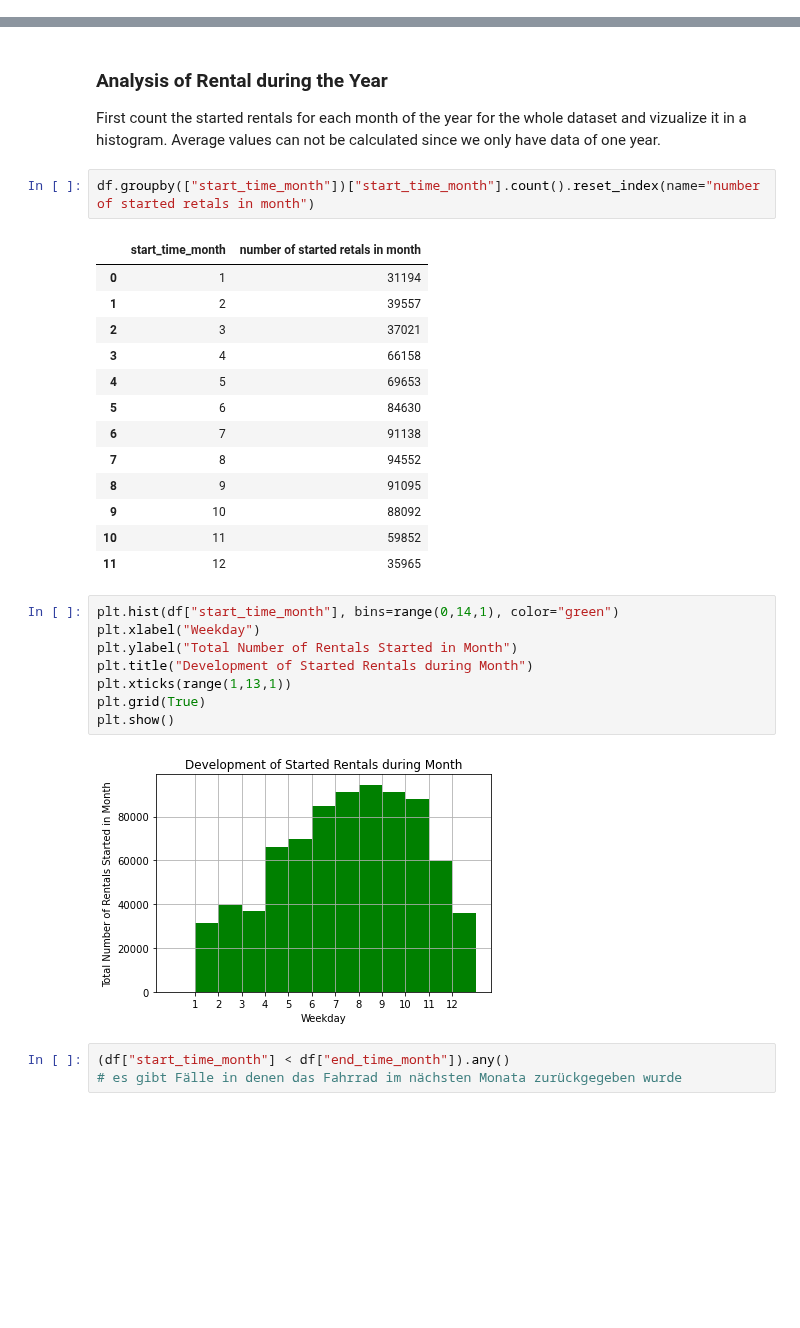
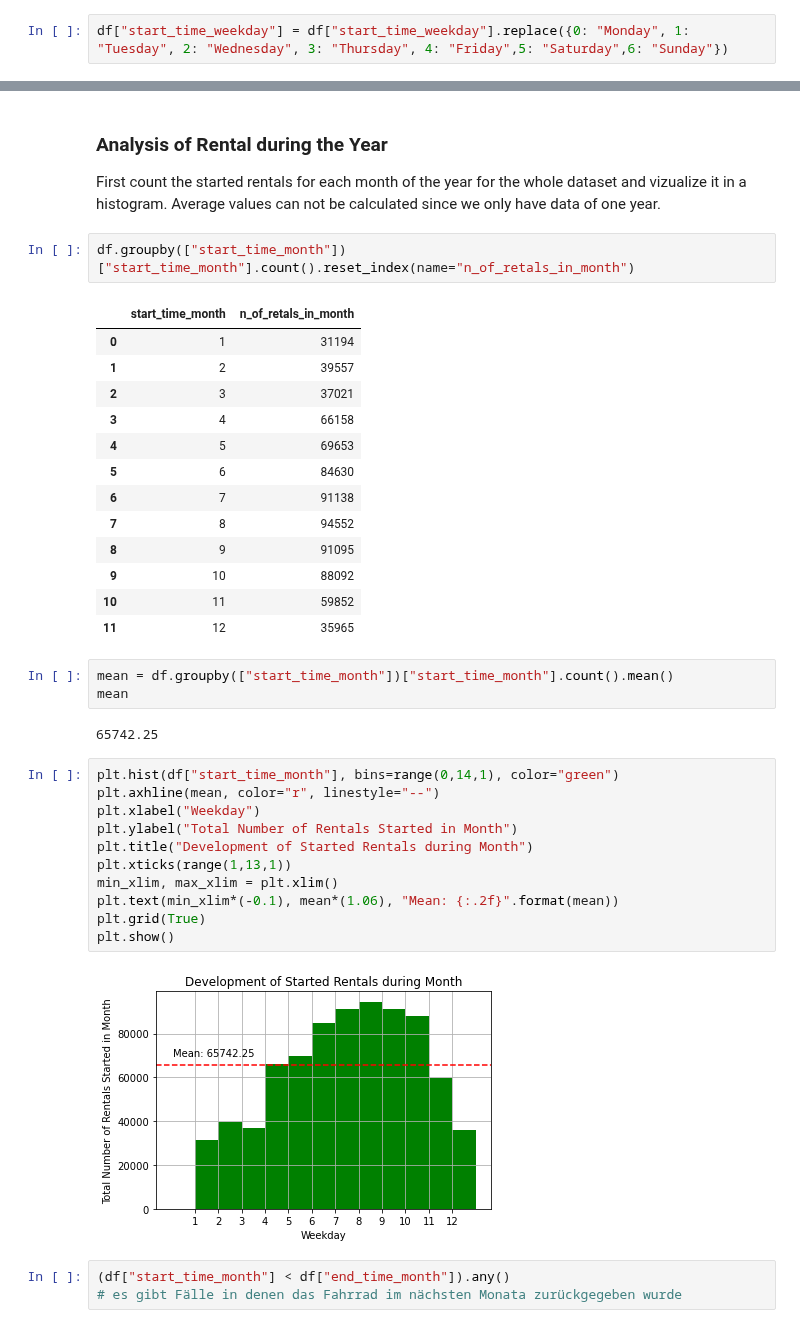
Before and after one commit to yassinehammou27/intentionally_blank, a Jupyter notebook: Results.ipynb, the cells around one changed output, grey strips where cells are left out. Cells and saved outputs as stored; diff of their text form; blank space fills up the shorter version.

```diff
--- a/Results.ipynb
+++ b/Results.ipynb
@@ -171,3 +175,5 @@ df.groupby(["start_time_weekday"])["start_time_weekday"].count().reset_index(nam
 | 4 | 4 | 118701 |
 | 5 | 5 | 92786 |
 | 6 | 6 | 91016 |
+# %%
+df["start_time_weekday"] = df["start_time_weekday"].replace({0: "Monday", 1: "Tuesday", 2: "Wednesday", 3: "Thursday", 4: "Friday",5: "Saturday",6: "Sunday"})
@@ -223,9 +245,9 @@ plt.show()
 First count the started rentals for each month of the year for the whole dataset and vizualize it in a histogram.
 Average values can not be calculated since we only have data of one year.
 # %%
-df.groupby(["start_time_month"])["start_time_month"].count().reset_index(name="number of started retals in month")
+df.groupby(["start_time_month"])["start_time_month"].count().reset_index(name="n_of_retals_in_month")
 # %% [output]
-|  | start_time_month | number of started retals in month |
+|  | start_time_month | n_of_retals_in_month |
 | 0 | 1 | 31194 |
 | 1 | 2 | 39557 |
 | 2 | 3 | 37021 |
@@ -238,16 +260,24 @@ df.groupby(["start_time_month"])["start_time_month"].count().reset_index(name="n
 | 9 | 10 | 88092 |
 | 10 | 11 | 59852 |
 | 11 | 12 | 35965 |
+# %%
+mean = df.groupby(["start_time_month"])["start_time_month"].count().mean()
+mean
+# %% [output]
+65742.25
 # %%
 plt.hist(df["start_time_month"], bins=range(0,14,1), color="green")
+plt.axhline(mean, color="r", linestyle="--")
 plt.xlabel("Weekday")
 plt.ylabel("Total Number of Rentals Started in Month")
 plt.title("Development of Started Rentals during Month")
 plt.xticks(range(1,13,1))
+min_xlim, max_xlim = plt.xlim()
+plt.text(min_xlim*(-0.1), mean*(1.06), "Mean: {:.2f}".format(mean))
 plt.grid(True)
 plt.show()
 # %% [output]
-[figure, old version]
+[figure, new version]
 # %%
 (df["start_time_month"] < df["end_time_month"]).any()
 # es gibt Fälle in denen das Fahrrad im nächsten Monata zurückgegeben wurde
```
Also changed, not shown: parts of 5 cells of this notebook.
